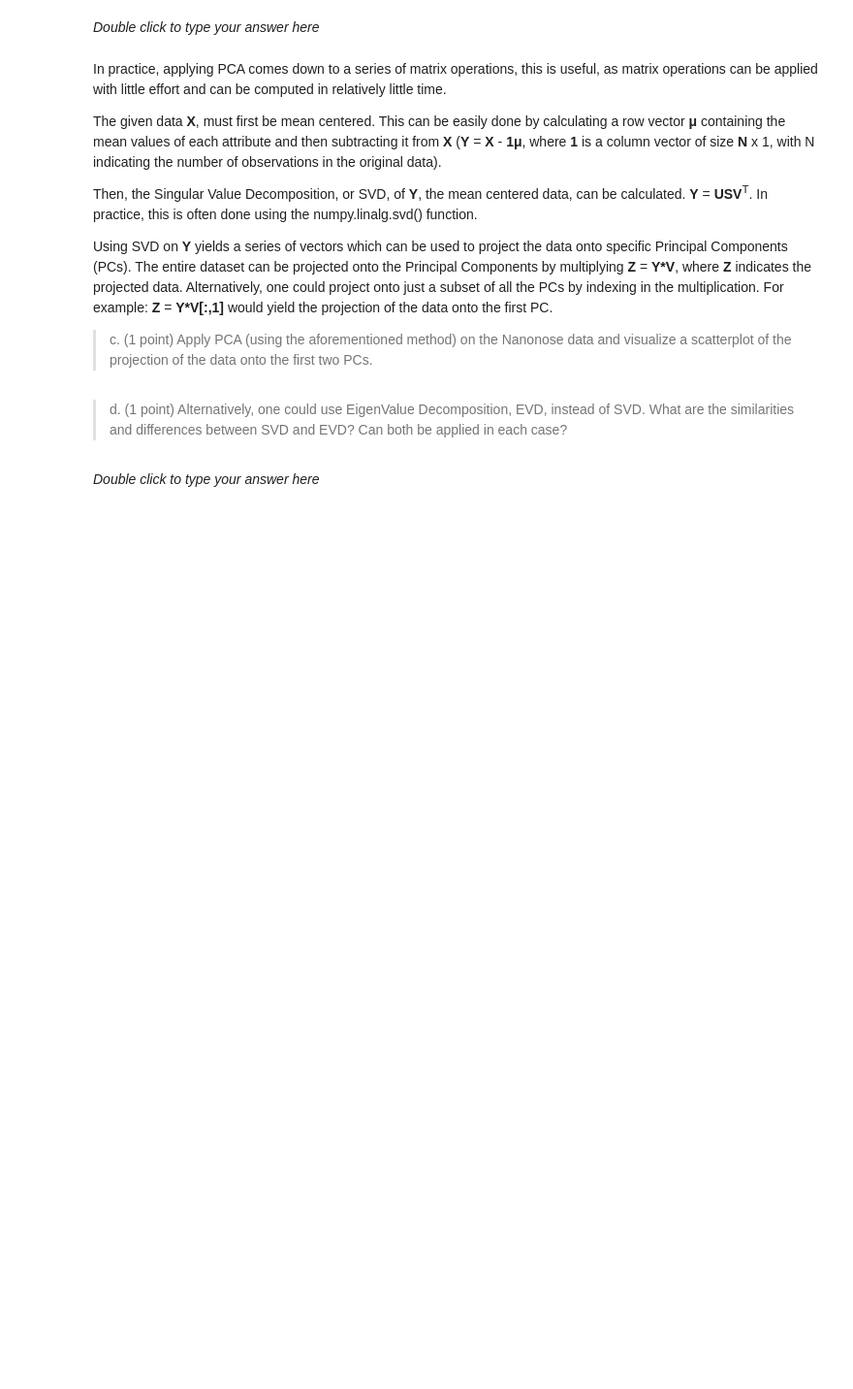
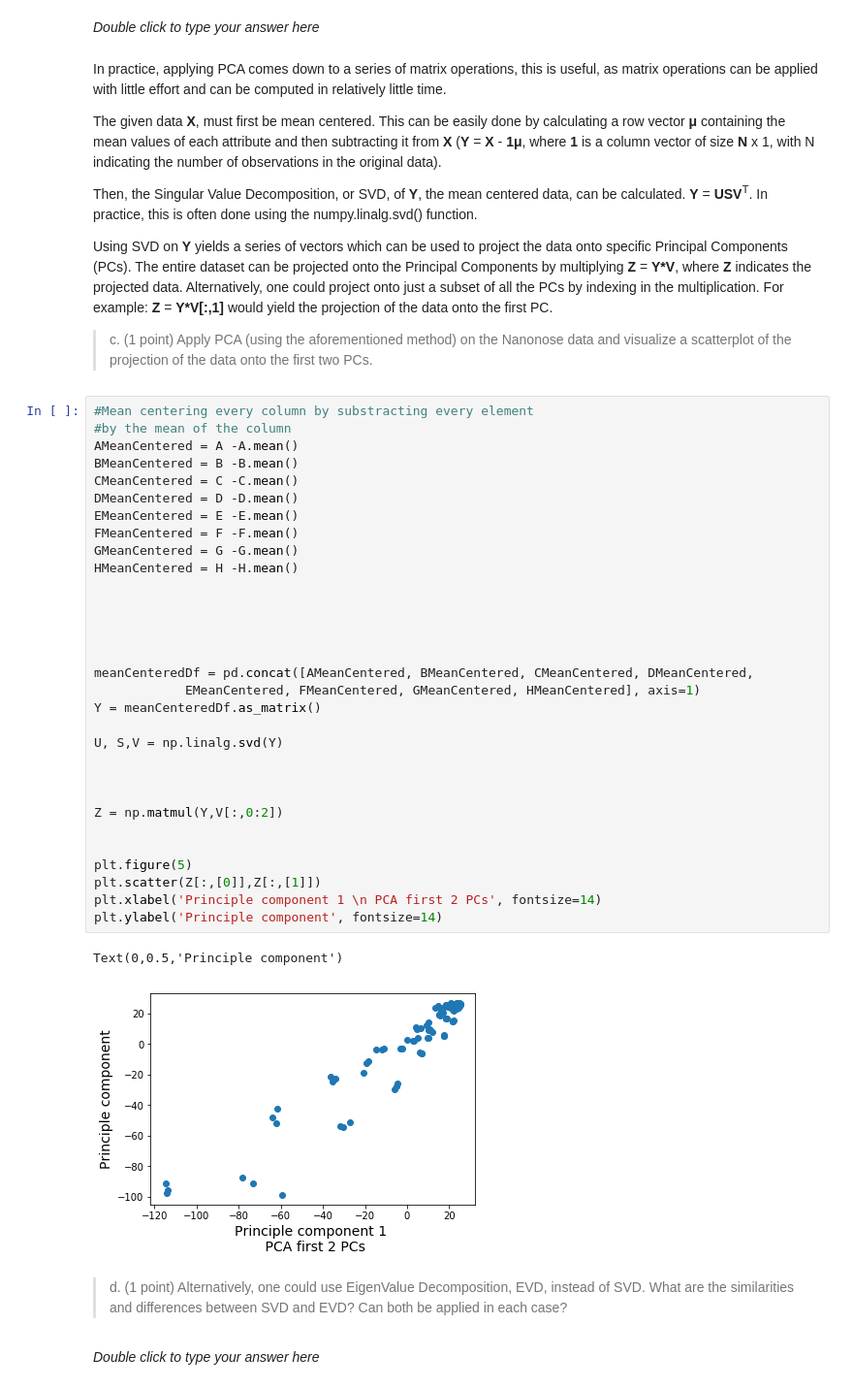
Before and after one commit to JasperDeMeijer/RUDataMining, a Jupyter notebook: Assignment_1/Assignment_1.ipynb, the cells around one changed output. Shown at 97% size. Cells and saved outputs as stored; diff of their text form; blank space fills up the shorter version.

```diff
--- a/Assignment_1/Assignment_1.ipynb
+++ b/Assignment_1/Assignment_1.ipynb
@@ -370,6 +428,40 @@ Then, the Singular Value Decomposition, or SVD, of **Y**, the mean centered data
 Using SVD on **Y** yields a series of vectors which can be used to project the data onto specific Principal Components (PCs). The entire dataset can be projected onto the Principal Components by multiplying **Z** = **Y\*V**, where **Z** indicates the projected data. Alternatively, one could project onto just a subset of all the PCs by indexing in the multiplication. For example: **Z** = **Y\*V[:,1]** would yield the projection of the data onto the first PC.
 
 > c. (1 point)  Apply PCA (using the aforementioned method) on the Nanonose data and visualize a scatterplot of the projection of the data onto the first two PCs.
+# %%
+#Mean centering every column by substracting every element
+#by the mean of the column
+AMeanCentered = A -A.mean()
+BMeanCentered = B -B.mean()
+CMeanCentered = C -C.mean()
+DMeanCentered = D -D.mean()
+EMeanCentered = E -E.mean()
+FMeanCentered = F -F.mean()
+GMeanCentered = G -G.mean()
+HMeanCentered = H -H.mean()
+
+
+
+
+
+meanCenteredDf = pd.concat([AMeanCentered, BMeanCentered, CMeanCentered, DMeanCentered,
+            EMeanCentered, FMeanCentered, GMeanCentered, HMeanCentered], axis=1)
+Y = meanCenteredDf.as_matrix()
+
+U, S,V = np.linalg.svd(Y)
+
+
+
+Z = np.matmul(Y,V[:,0:2])
+
+
+plt.figure(5)
+plt.scatter(Z[:,[0]],Z[:,[1]])
+plt.xlabel('Principle component 1 \n PCA first 2 PCs', fontsize=14)
+plt.ylabel('Principle component', fontsize=14)
+# %% [output]
+Text(0,0.5,'Principle component')
+[figure, added]
 # %% [markdown]
 > d. (1 point) Alternatively, one could use EigenValue Decomposition, EVD, instead of SVD. What are the similarities and differences between SVD and EVD? Can both be applied in each case?
 # %% [markdown]
```
Also changed, not shown: parts of 8 cells of this notebook.
